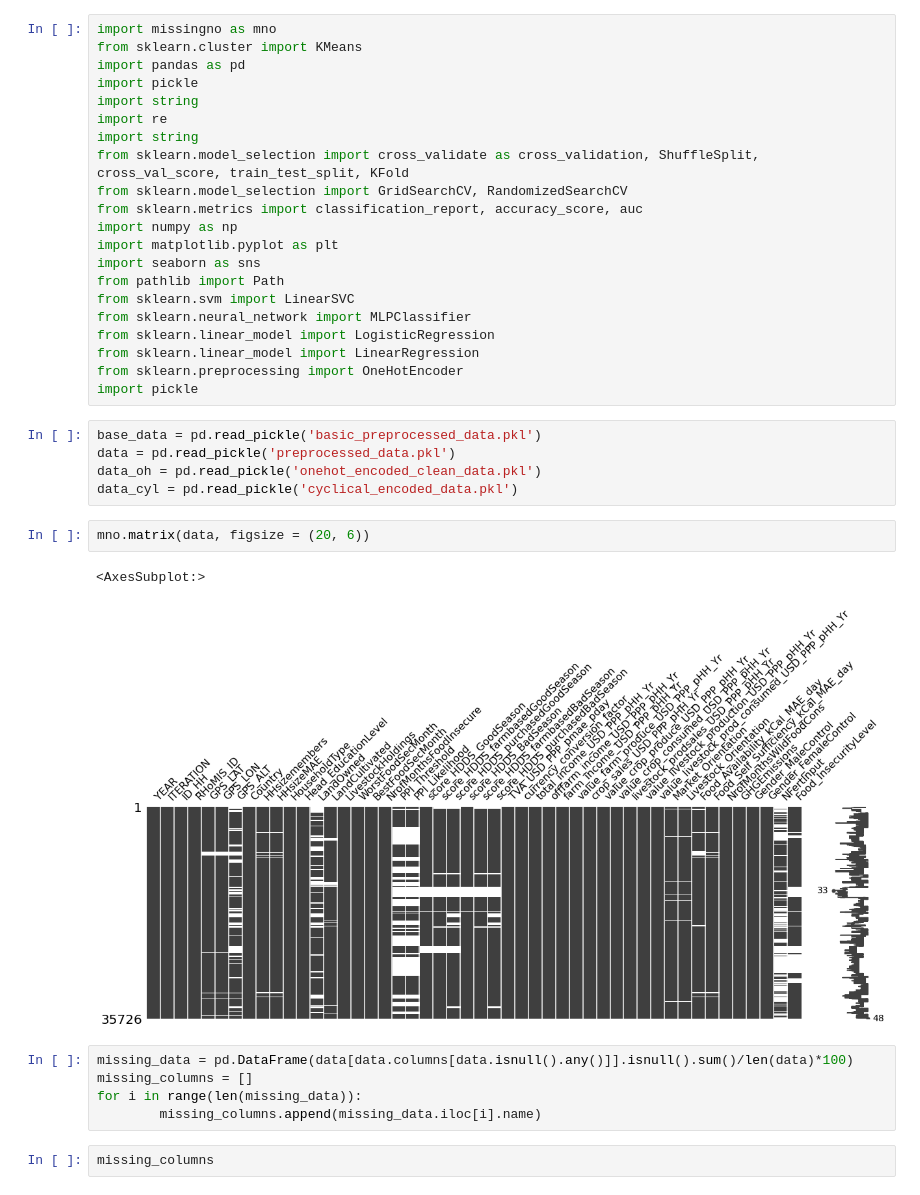
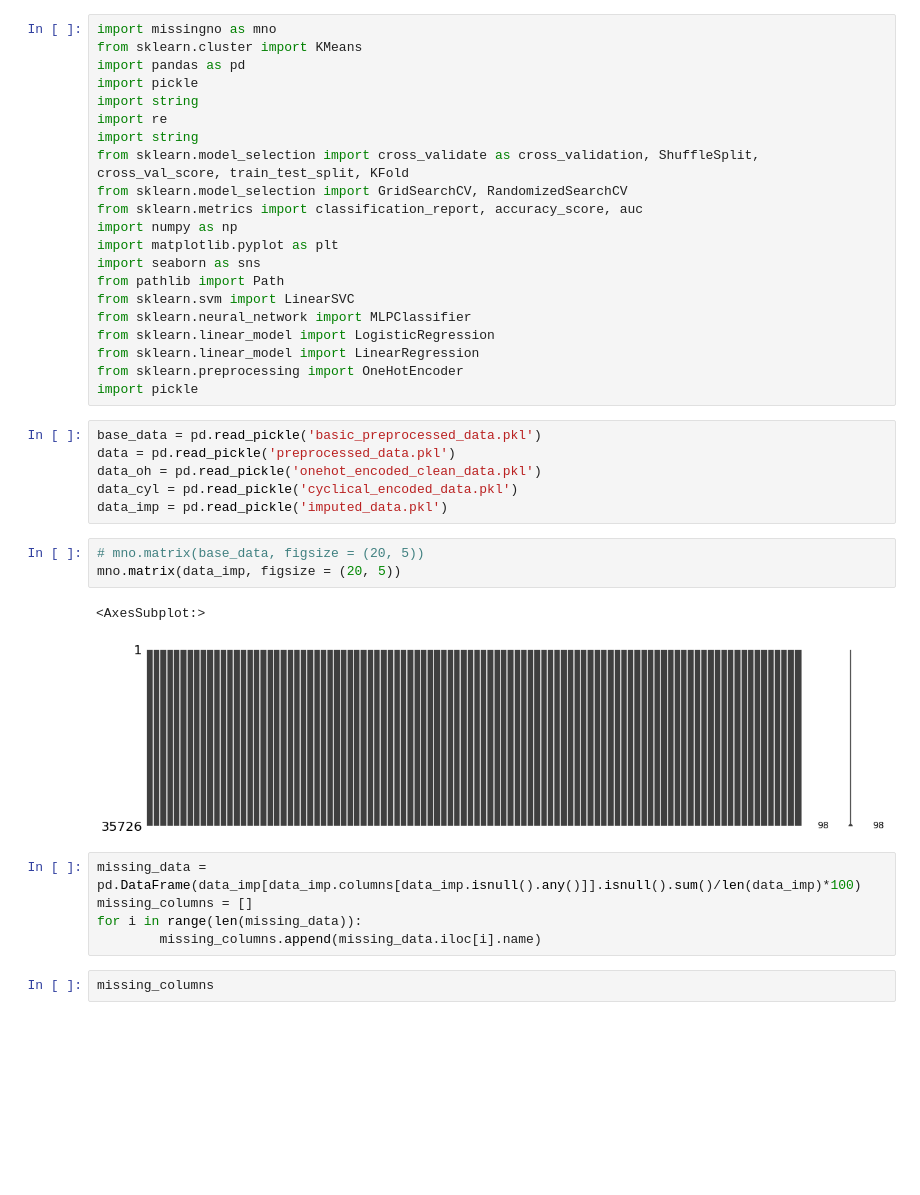
Before and after one commit to willianck/Predicting-Food-Insecurity, a Jupyter notebook: EDA.ipynb, the cells around one changed output. Cells and saved outputs as stored; diff of their text form; blank space fills up the shorter version.

```diff
--- a/EDA.ipynb
+++ b/EDA.ipynb
@@ -24,13 +24,15 @@ base_data = pd.read_pickle('basic_preprocessed_data.pkl')
 data = pd.read_pickle('preprocessed_data.pkl')
 data_oh = pd.read_pickle('onehot_encoded_clean_data.pkl')
 data_cyl = pd.read_pickle('cyclical_encoded_data.pkl')
+data_imp = pd.read_pickle('imputed_data.pkl')
-# %%
-mno.matrix(data, figsize = (20, 6))
-# %% [output]
-<AxesSubplot:>
-[figure, removed]
+# %%
+# mno.matrix(base_data, figsize = (20, 5))
+mno.matrix(data_imp, figsize = (20, 5))
+# %% [output]
+<AxesSubplot:>
+[figure, added]
 # %%
-missing_data = pd.DataFrame(data[data.columns[data.isnull().any()]].isnull().sum()/len(data)*100)
+missing_data = pd.DataFrame(data_imp[data_imp.columns[data_imp.isnull().any()]].isnull().sum()/len(data_imp)*100)
 missing_columns = []
 for i in range(len(missing_data)):
         missing_columns.append(missing_data.iloc[i].name)
```
Also changed, not shown: 8 other files.
